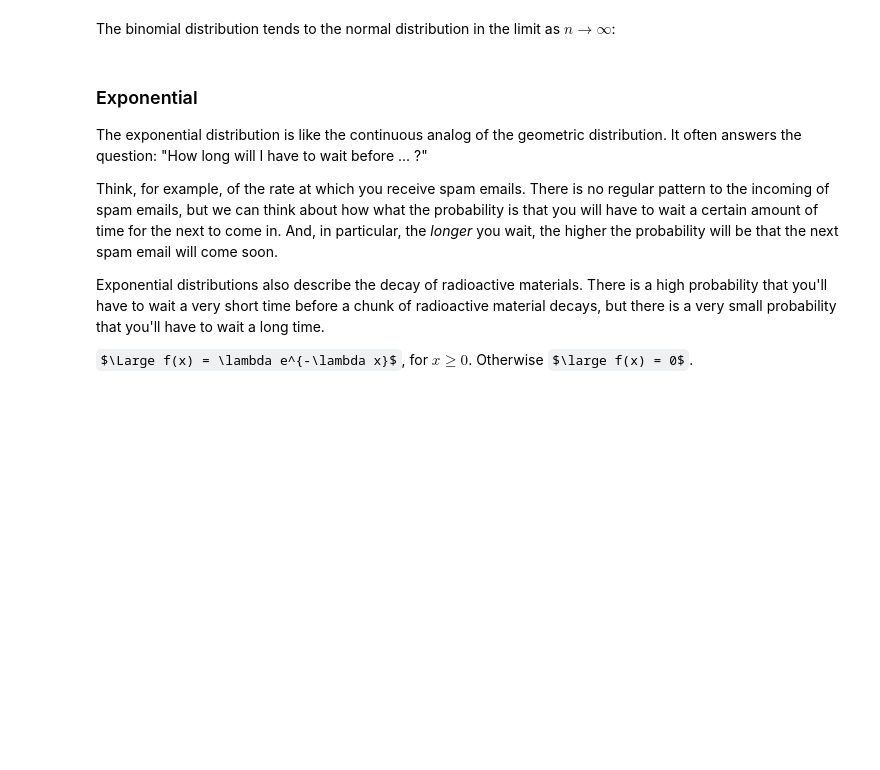
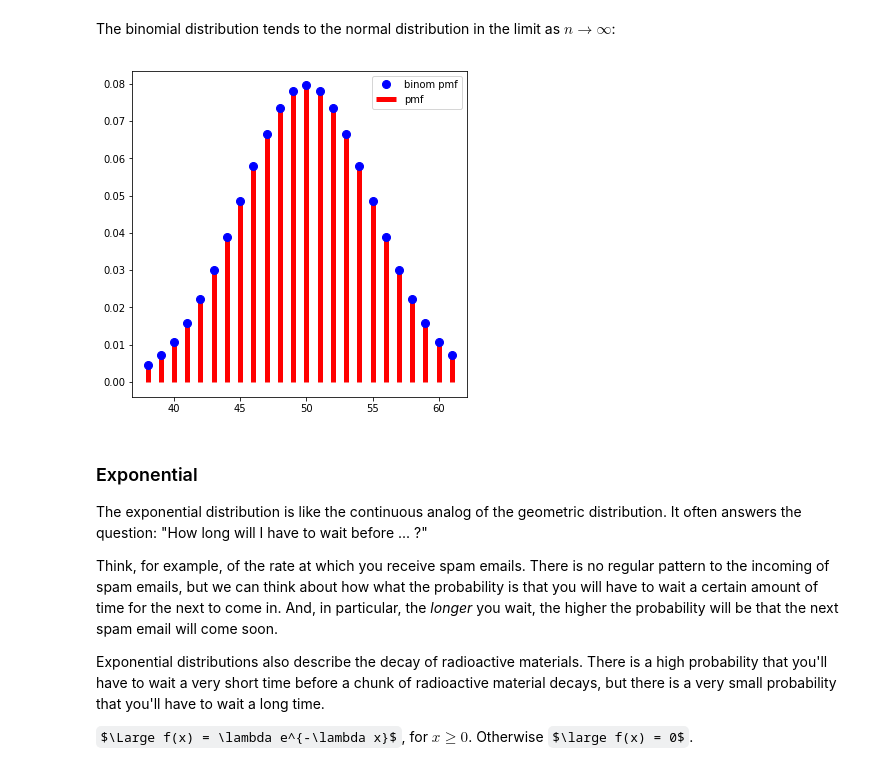
Before and after one commit to Jkim516/statistical_distributions_seattle-ds-0624, a Jupyter notebook: statistical_distributions.ipynb, the cells around one changed output. Cells and saved outputs as stored; diff of their text form; code cells hidden in the pictures; some formulas as TeX source; blank space fills up the shorter version.

```diff
--- a/statistical_distributions.ipynb
+++ b/statistical_distributions.ipynb
@@ -191,16 +254,18 @@ ax.legend(loc='best');
 # %% [markdown]
 The binomial distribution tends to the normal distribution in the limit as $n\rightarrow \infty$:
 # %%
-n = 1
+n = 100
 p = 0.5
 fig, ax = plt.subplots(1, 1, figsize=(6, 6))
 x = np.arange(stats.binom.ppf(0.01, n, p),
               stats.binom.ppf(0.99, n, p))
 
 ax.plot(x, stats.binom.pmf(x, n, p), 'bo', ms=8, label='binom pmf')
 ax.vlines(x, 0, stats.binom.pmf(x, n, p), 'r', linewidth=5,
           label='pmf')
 ax.legend(loc='best');
+# %% [output]
+[figure, added]
 # %% [markdown]
 ### Exponential
 
```
Also changed, not shown: parts of 19 cells of this notebook, 1 other file.
